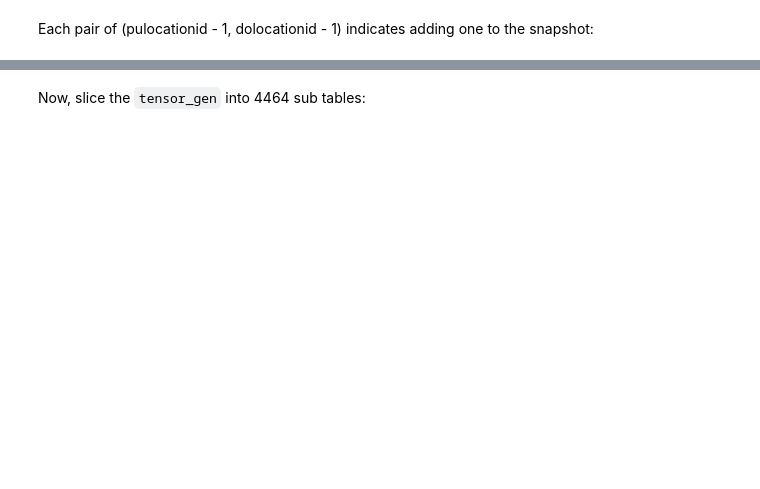
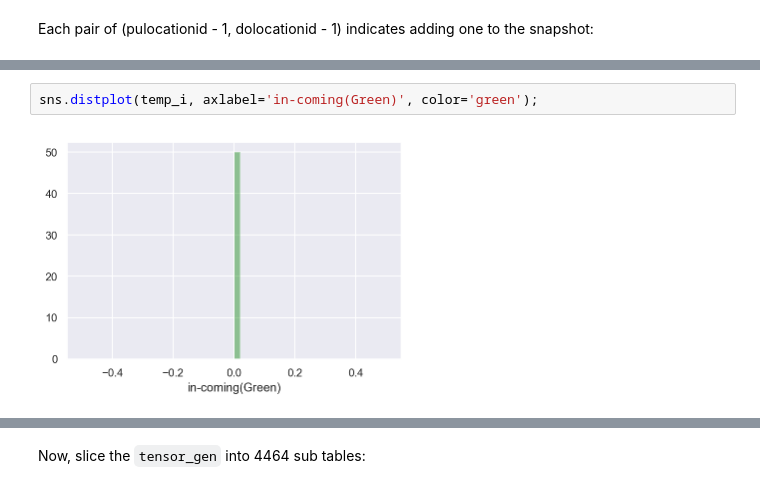
Before and after one commit to spencerpomme/GSPNet, a Jupyter notebook: GSPNet_prototype.ipynb, the cells around one changed output, grey strips where cells are left out. Saved outputs shown, nothing was run; the diff lists cells and outputs as text; blank space fills up the shorter version.

```diff
--- a/GSPNet_prototype.ipynb
+++ b/GSPNet_prototype.ipynb
@@ -546,0 +579,4 @@ IndexError: index 137 is out of bounds for axis 0 with size 55
+# %%
+sns.distplot(temp_i, axlabel='in-coming(Green)', color='green');
+# %% [output]
+[figure, added]
```
Also changed, not shown: parts of 19 cells of this notebook.
